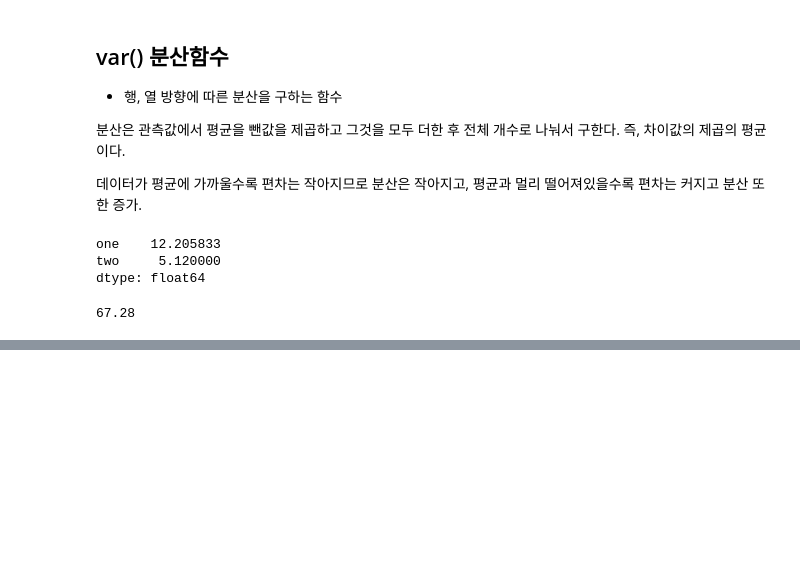
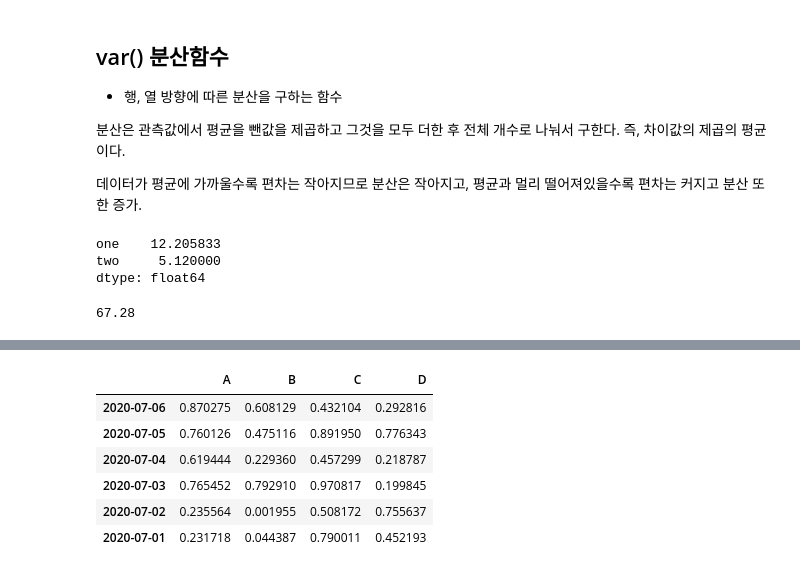
Before and after one commit to kig2929kig/colab, a Jupyter notebook: 데이터분석및시각화ipynb.ipynb, the cells around one changed output, grey strips where cells are left out. Cells and saved outputs as stored; diff of their text form; code cells hidden in the pictures; blank space fills up the shorter version.

```diff
--- a/데이터분석및시각화ipynb.ipynb
+++ b/데이터분석및시각화ipynb.ipynb
@@ -585,0 +799,11 @@ df.loc['b'].var()
+# %%
+#index를 기준으로 정렬
+df2.sort_index(axis=0, ascending=False)#내림차순
+# %% [output]
+|  | A | B | C | D |
+| 2020-07-06 | 0.870275 | 0.608129 | 0.432104 | 0.292816 |
+| 2020-07-05 | 0.760126 | 0.475116 | 0.891950 | 0.776343 |
+| 2020-07-04 | 0.619444 | 0.229360 | 0.457299 | 0.218787 |
+| 2020-07-03 | 0.765452 | 0.792910 | 0.970817 | 0.199845 |
+| 2020-07-02 | 0.235564 | 0.001955 | 0.508172 | 0.755637 |
+| 2020-07-01 | 0.231718 | 0.044387 | 0.790011 | 0.452193 |
```
Also changed, not shown: parts of 30 cells of this notebook.
